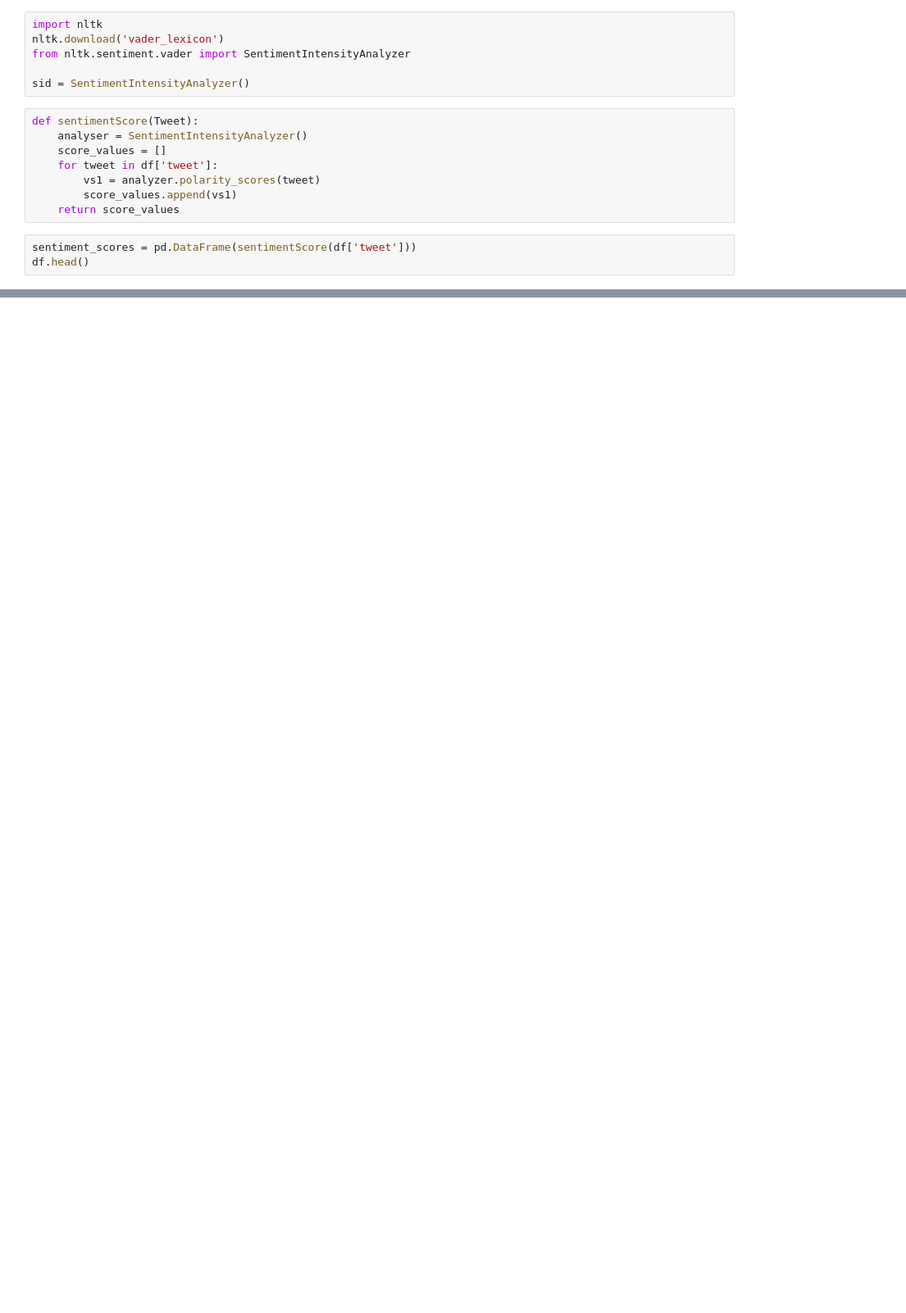
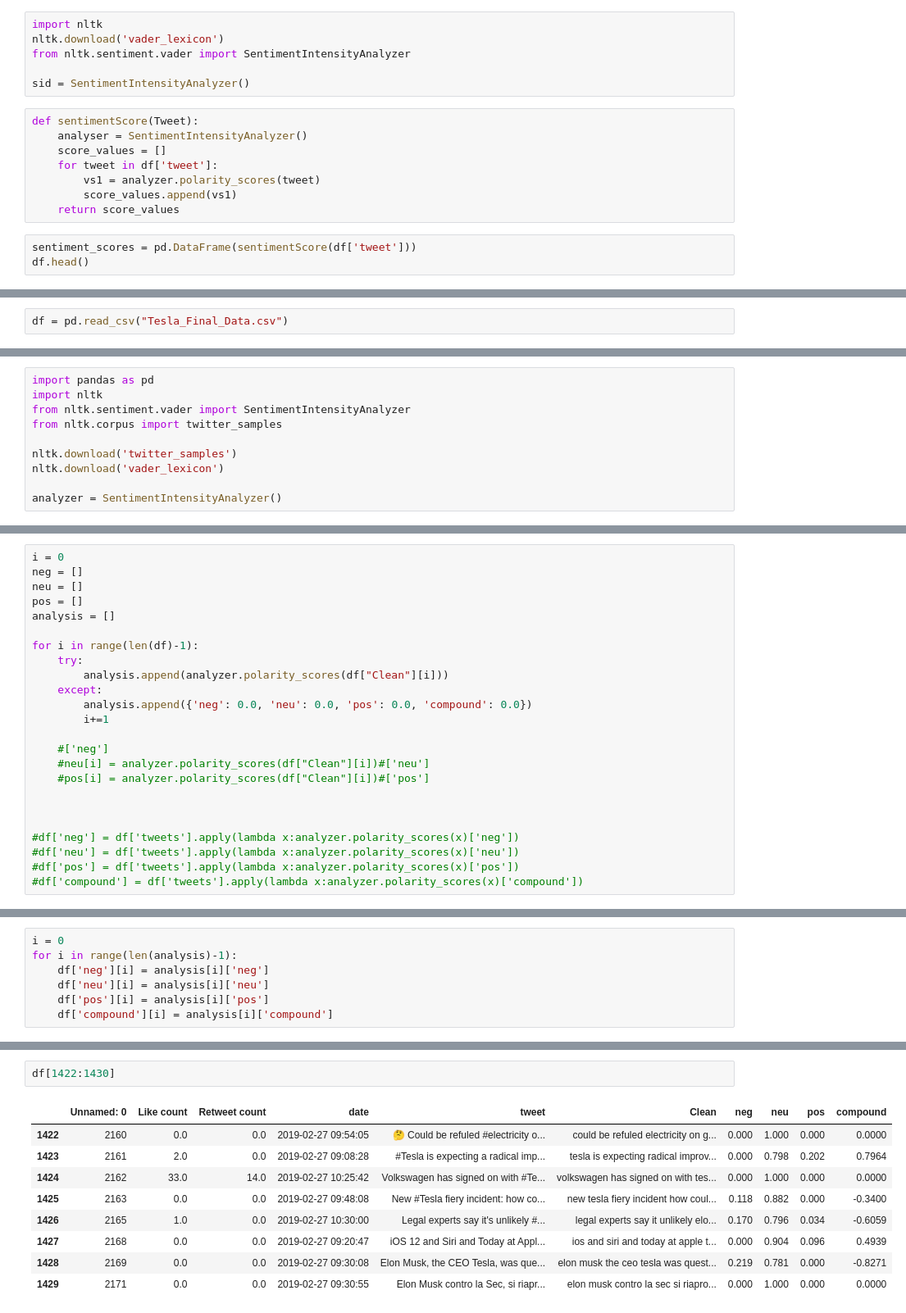
Before and after one commit to 18AnirudhaV/ATweetAStock, a Jupyter notebook: Sentiment_Test.ipynb, the cells around one changed output, grey strips where cells are left out. Shown at 82% size. Drawn from its saved outputs; the diff is of its cells as text; blank space fills up the shorter version.

```diff
--- a/Sentiment_Test.ipynb
+++ b/Sentiment_Test.ipynb
@@ -108,0 +261,2 @@ df.head()
+# %%
+df = pd.read_csv("Tesla_Final_Data.csv")
@@ -108,0 +277,10 @@ df.head()
+# %%
+import pandas as pd
+import nltk
+from nltk.sentiment.vader import SentimentIntensityAnalyzer
+from nltk.corpus import twitter_samples
+
+nltk.download('twitter_samples')
+nltk.download('vader_lexicon')
+
+analyzer = SentimentIntensityAnalyzer()
@@ -108,0 +294,24 @@ df.head()
+# %%
+i = 0
+neg = []
+neu = []
+pos = []
+analysis = []
+
+for i in range(len(df)-1):
+    try:
+        analysis.append(analyzer.polarity_scores(df["Clean"][i]))
+    except:
+        analysis.append({'neg': 0.0, 'neu': 0.0, 'pos': 0.0, 'compound': 0.0})
+        i+=1
+
+    #['neg']
+    #neu[i] = analyzer.polarity_scores(df["Clean"][i])#['neu']
+    #pos[i] = analyzer.polarity_scores(df["Clean"][i])#['pos']
+
+
+
+#df['neg'] = df['tweets'].apply(lambda x:analyzer.polarity_scores(x)['neg'])
+#df['neu'] = df['tweets'].apply(lambda x:analyzer.polarity_scores(x)['neu'])
+#df['pos'] = df['tweets'].apply(lambda x:analyzer.polarity_scores(x)['pos'])
+#df['compound'] = df['tweets'].apply(lambda x:analyzer.polarity_scores(x)['compound'])
@@ -108,0 +342,7 @@ df.head()
+# %%
+i = 0
+for i in range(len(analysis)-1):
+    df['neg'][i] = analysis[i]['neg']
+    df['neu'][i] = analysis[i]['neu']
+    df['pos'][i] = analysis[i]['pos']
+    df['compound'][i] = analysis[i]['compound']
@@ -108,0 +366,12 @@ df.head()
+# %%
+df[1422:1430]
+# %% [output]
+|  | Unnamed: 0 | Like count | Retweet count | date | tweet | Clean | neg | neu | pos | compound |
+| 1422 | 2160 | 0.0 | 0.0 | 2019-02-27 09:54:05 | 🤔 Could be refuled #electricity o... | could be refuled electricity on g... | 0.000 | 1.000 | 0.000 | 0.0000 |
+| 1423 | 2161 | 2.0 | 0.0 | 2019-02-27 09:08:28 | #Tesla is expecting a radical imp... | tesla is expecting radical improv... | 0.000 | 0.798 | 0.202 | 0.7964 |
+| 1424 | 2162 | 33.0 | 14.0 | 2019-02-27 10:25:42 | Volkswagen has signed on with #Te... | volkswagen has signed on with tes... | 0.000 | 1.000 | 0.000 | 0.0000 |
+| 1425 | 2163 | 0.0 | 0.0 | 2019-02-27 09:48:08 | New #Tesla fiery incident: how co... | new tesla fiery incident how coul... | 0.118 | 0.882 | 0.000 | -0.3400 |
+| 1426 | 2165 | 1.0 | 0.0 | 2019-02-27 10:30:00 | Legal experts say it's unlikely #... | legal experts say it unlikely elo... | 0.170 | 0.796 | 0.034 | -0.6059 |
+| 1427 | 2168 | 0.0 | 0.0 | 2019-02-27 09:20:47 | iOS 12 and Siri and Today at Appl... | ios and siri and today at apple t... | 0.000 | 0.904 | 0.096 | 0.4939 |
+| 1428 | 2169 | 0.0 | 0.0 | 2019-02-27 09:30:08 | Elon Musk, the CEO Tesla, was que... | elon musk the ceo tesla was quest... | 0.219 | 0.781 | 0.000 | -0.8271 |
+| 1429 | 2171 | 0.0 | 0.0 | 2019-02-27 09:30:55 | Elon Musk contro la Sec, si riapr... | elon musk contro la sec si riapro... | 0.000 | 1.000 | 0.000 | 0.0000 |
```
Also changed, not shown: parts of 22 cells of this notebook.
